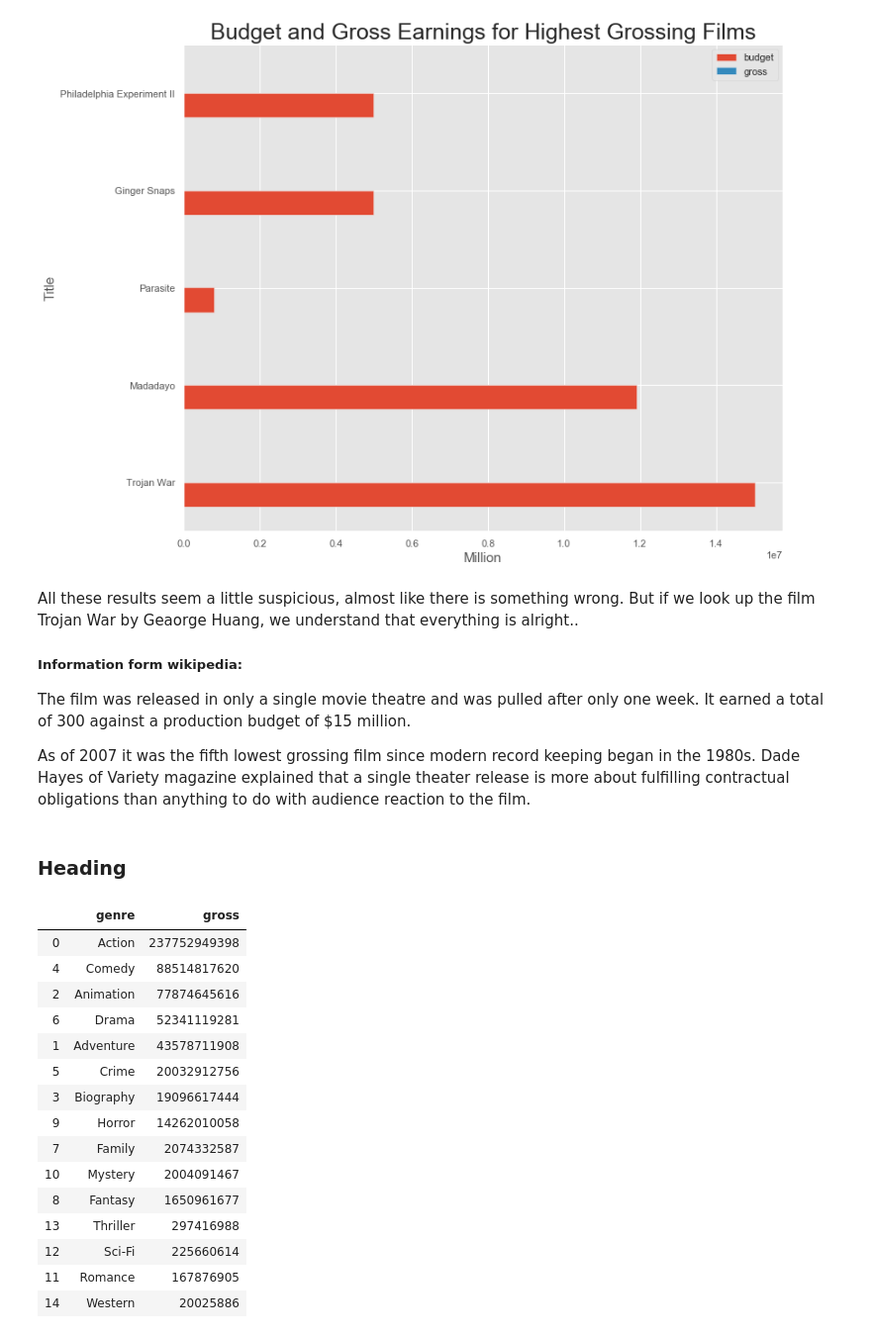
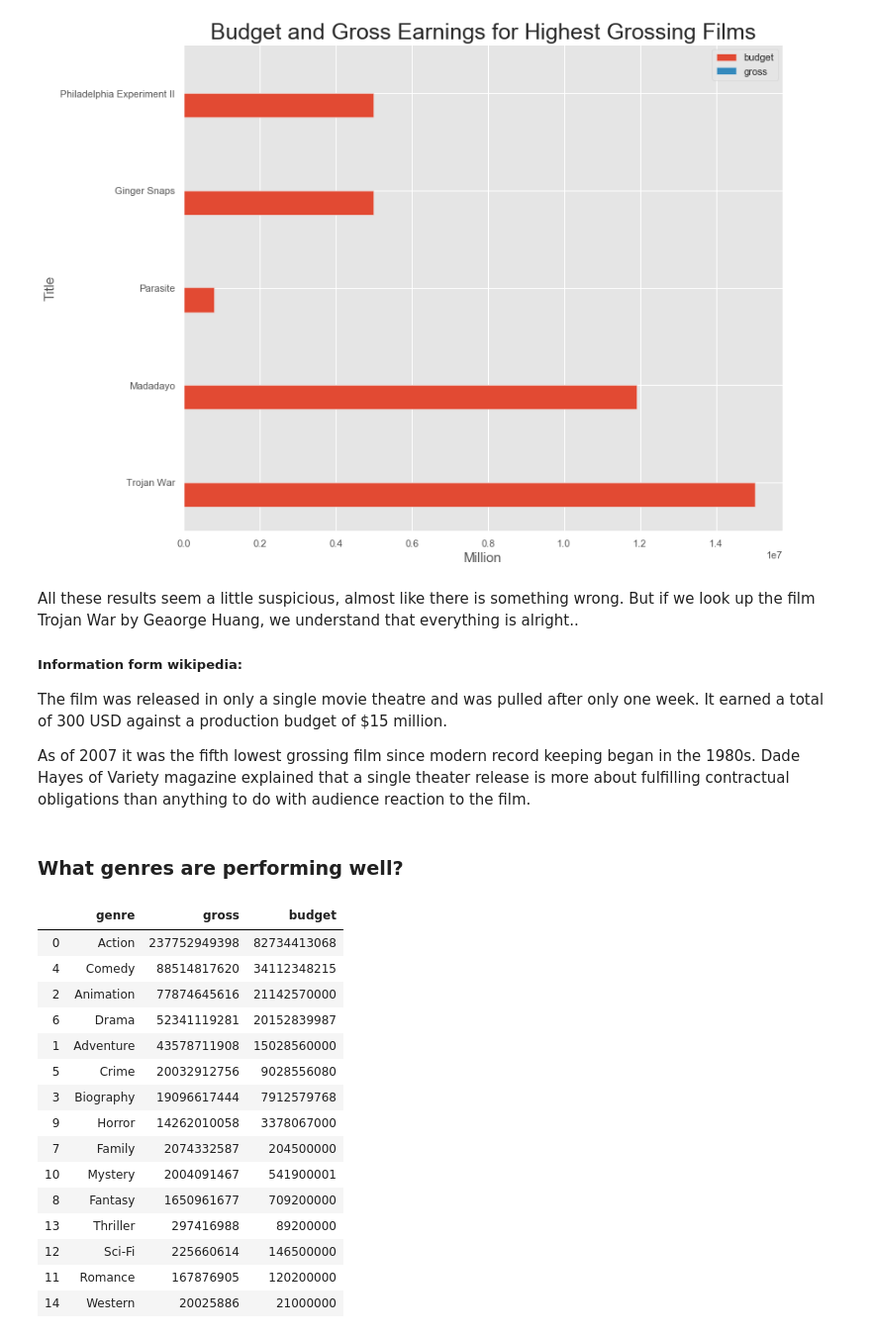
Before and after one commit to wi20b089/bdinf, a Jupyter notebook: Movies/movies-notebook.ipynb, the cells around one changed output. Shown at 99% size. Drawn from its saved outputs; the diff is of its cells as text; code cells hidden in the pictures.

```diff
--- a/Movies/movies-notebook.ipynb
+++ b/Movies/movies-notebook.ipynb
@@ -204,31 +237,31 @@ All these results seem a little suspicious, almost like there is something wrong
 
 ##### Information form wikipedia:
 
-The film was released in only a single movie theatre and was pulled after only one week. It earned a total of 300  against a production budget of $15 million.
+The film was released in only a single movie theatre and was pulled after only one week. It earned a total of 300 USD against a production budget of $15 million.
 
 As of 2007 it was the fifth lowest grossing film since modern record keeping began in the 1980s. Dade Hayes of Variety magazine explained that a single theater release is more about fulfilling contractual obligations than anything to do with audience reaction to the film.
-# %% [markdown]
-### Heading
+# %% [markdown]
+### What genres are performing well?
 # %%
-genre_gross = df2.groupby(['genre'], as_index=False)['gross'].sum().sort_values(by='gross', ascending=False)
+genre_gross = df2.groupby(['genre'], as_index=False)['gross', 'budget'].sum().sort_values(by='gross', ascending=False)
 genre_gross.reset_index()
 genre_gross
 # %% [output]
-|  | genre | gross |
-| 0 | Action | 237752949398 |
-| 4 | Comedy | 88514817620 |
-| 2 | Animation | 77874645616 |
-| 6 | Drama | 52341119281 |
-| 1 | Adventure | 43578711908 |
-| 5 | Crime | 20032912756 |
-| 3 | Biography | 19096617444 |
-| 9 | Horror | 14262010058 |
-| 7 | Family | 2074332587 |
-| 10 | Mystery | 2004091467 |
-| 8 | Fantasy | 1650961677 |
-| 13 | Thriller | 297416988 |
-| 12 | Sci-Fi | 225660614 |
-| 11 | Romance | 167876905 |
-| 14 | Western | 20025886 |
+|  | genre | gross | budget |
+| 0 | Action | 237752949398 | 82734413068 |
+| 4 | Comedy | 88514817620 | 34112348215 |
+| 2 | Animation | 77874645616 | 21142570000 |
+| 6 | Drama | 52341119281 | 20152839987 |
+| 1 | Adventure | 43578711908 | 15028560000 |
+| 5 | Crime | 20032912756 | 9028556080 |
+| 3 | Biography | 19096617444 | 7912579768 |
+| 9 | Horror | 14262010058 | 3378067000 |
+| 7 | Family | 2074332587 | 204500000 |
+| 10 | Mystery | 2004091467 | 541900001 |
+| 8 | Fantasy | 1650961677 | 709200000 |
+| 13 | Thriller | 297416988 | 89200000 |
+| 12 | Sci-Fi | 225660614 | 146500000 |
+| 11 | Romance | 167876905 | 120200000 |
+| 14 | Western | 20025886 | 21000000 |
 # %%
 %matplotlib inline
```
Also changed, not shown: parts of 42 cells of this notebook.
